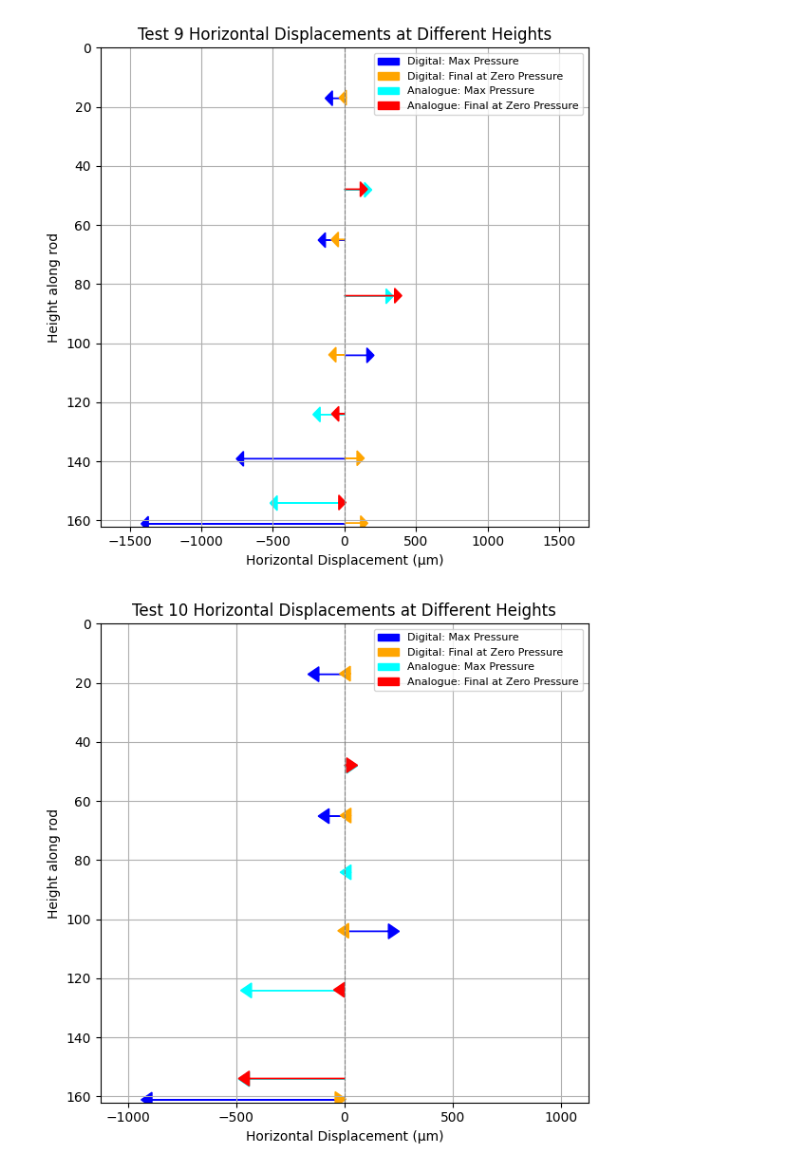
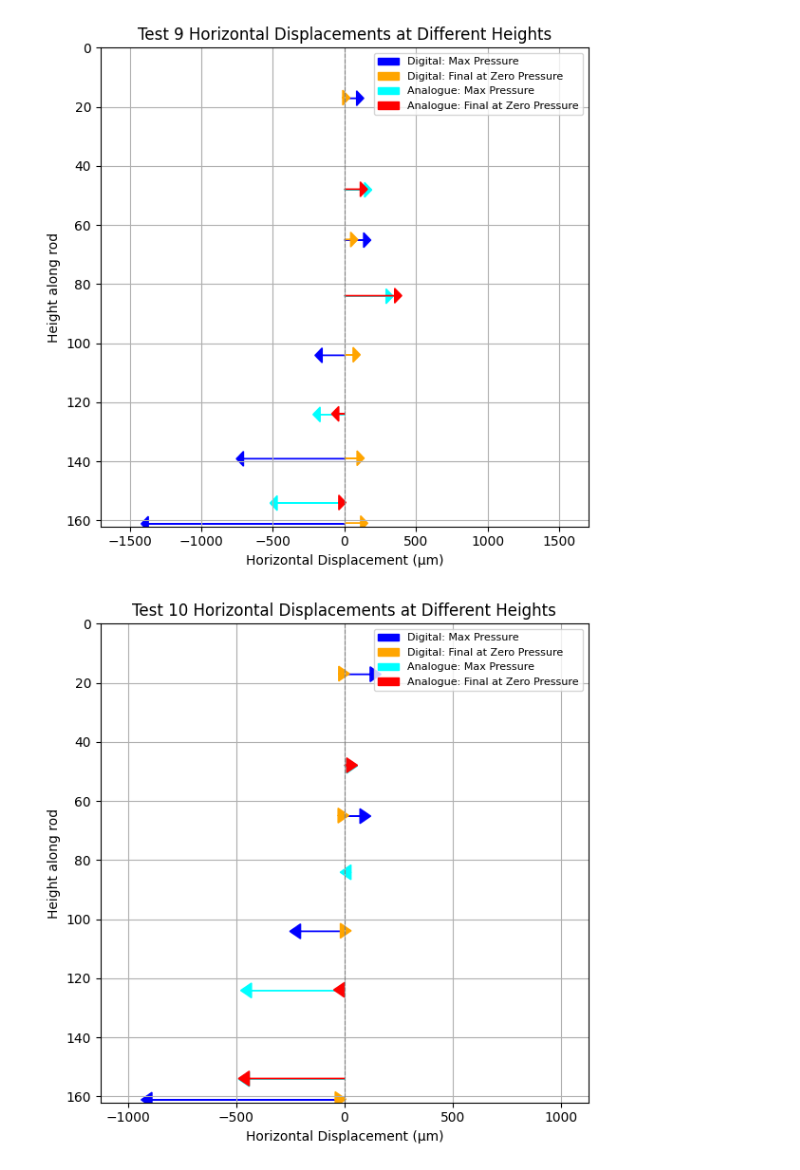
Before and after one commit to Brogan8813/strain-cell, a Jupyter notebook: PPMS_Data_and_Plotting/Data/PSI_P_cell/Plot_positions_all_vertical.ipynb, the cells around one changed output. Saved outputs shown, nothing was run; the diff lists cells and outputs as text; code cells hidden in the pictures.

```diff
--- a/PPMS_Data_and_Plotting/Data/PSI_P_cell/Plot_positions_all_vertical.ipynb
+++ b/PPMS_Data_and_Plotting/Data/PSI_P_cell/Plot_positions_all_vertical.ipynb
@@ -633,10 +654,10 @@ import matplotlib.patches as mpatches
 heights = [161,139,104,65,17]
 
 # Displacement data for digital sensor
-increasing_displacement = [-1420.5, -755.5,206.1,-183.6,-134.4]
-decreasing_displacement = [162.5,137.5,-109.8,-92.7,-37.5]
+increasing_displacement = [-1420.5, -755.5,-206.1,183.6,134.4]
+decreasing_displacement = [162.5,137.5,109.8,92.7,37.5]
 
-# Heights for analogue sensor (example)
+# Heights for analogue sensor
 analogue_heights = [154,124,84,48]
 #values have had sign change due to definition
 analogue_increasing = [-520,-220,340,190]
@@ -669,34 +690,34 @@ for disp, h in zip(analogue_decreasing, analogue_heights):
 
 # Vertical line at x=0
 ax.axvline(0, color='gray', linestyle='--', linewidth=0.8)
 
 # Set x and y limits
 all_displacements = increasing_displacement + decreasing_displacement + analogue_increasing + analogue_decreasing
 max_disp = max(abs(d) for d in all_displacements) * 1.2
 ax.set_xlim(-max_disp, max_disp)
 ax.set_ylim(0, max(heights + analogue_heights) + 1)
 
 # Invert y-axis
 ax.invert_yaxis()
 
 # Labels and title
 ax.set_xlabel('Horizontal Displacement (μm)')
 ax.set_ylabel('Height along rod')
 ax.set_title('Test 9 Horizontal Displacements at Different Heights')
 
 # Legend
 blue_patch = mpatches.Patch(color='blue', label='Digital: Max Pressure')
 orange_patch = mpatches.Patch(color='orange', label='Digital: Final at Zero Pressure')
 green_patch = mpatches.Patch(color='cyan', label='Analogue: Max Pressure')
 red_patch = mpatches.Patch(color='red', label='Analogue: Final at Zero Pressure')
 ax.legend(handles=[blue_patch, orange_patch, green_patch, red_patch], loc='upper right', fontsize=8)
 
 
 plt.grid(True)
 plt.tight_layout()
 plt.show()
 # %% [output]
-[figure, old version]
+[figure, new version]
 # %%
 
 '''20-05-25 test 1: Increasing
@@ -726,8 +747,8 @@ import matplotlib.patches as mpatches
 heights = [161,104,65,17]#with V1 removed
 
 # Displacement data for digital sensor
-increasing_displacement = [-940.0, 253.1, -121.4, -168.6]
-decreasing_displacement = [7.0,-30.8,-20.2,-23.2]
+increasing_displacement = [-940.0, -253.1, 121.4, 168.6]
+decreasing_displacement = [7.0,30.8,20.2,23.2]
 
 # Heights for analogue sensor
 analogue_heights = [154,124,84,48]
@@ -789,7 +810,7 @@ plt.grid(True)
 plt.tight_layout()
 plt.show()
 # %% [output]
-[figure, old version]
+[figure, new version]
 # %%
 
 '''20-05-25 test 2: Increasing
```
Also changed, not shown: parts of 4 cells of this notebook, 10 other files.
